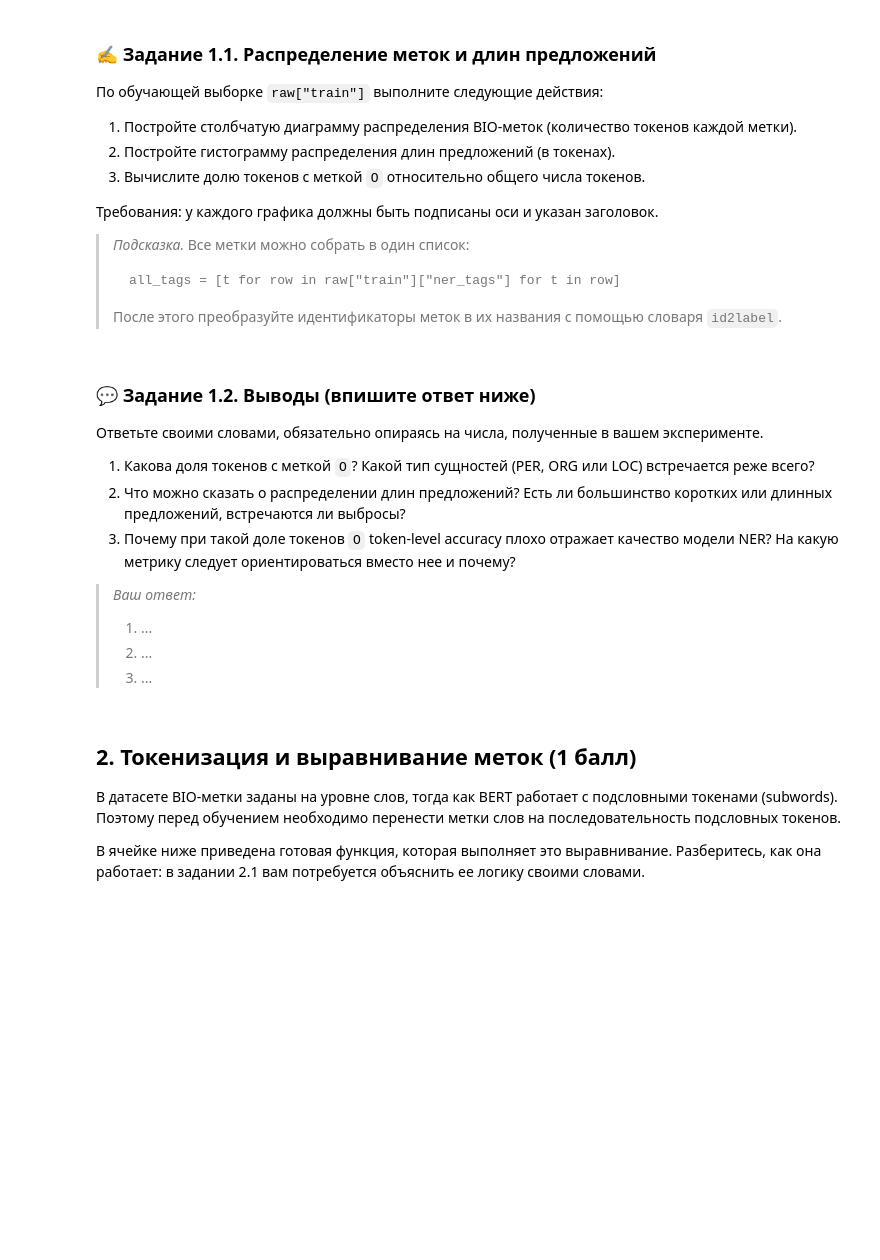
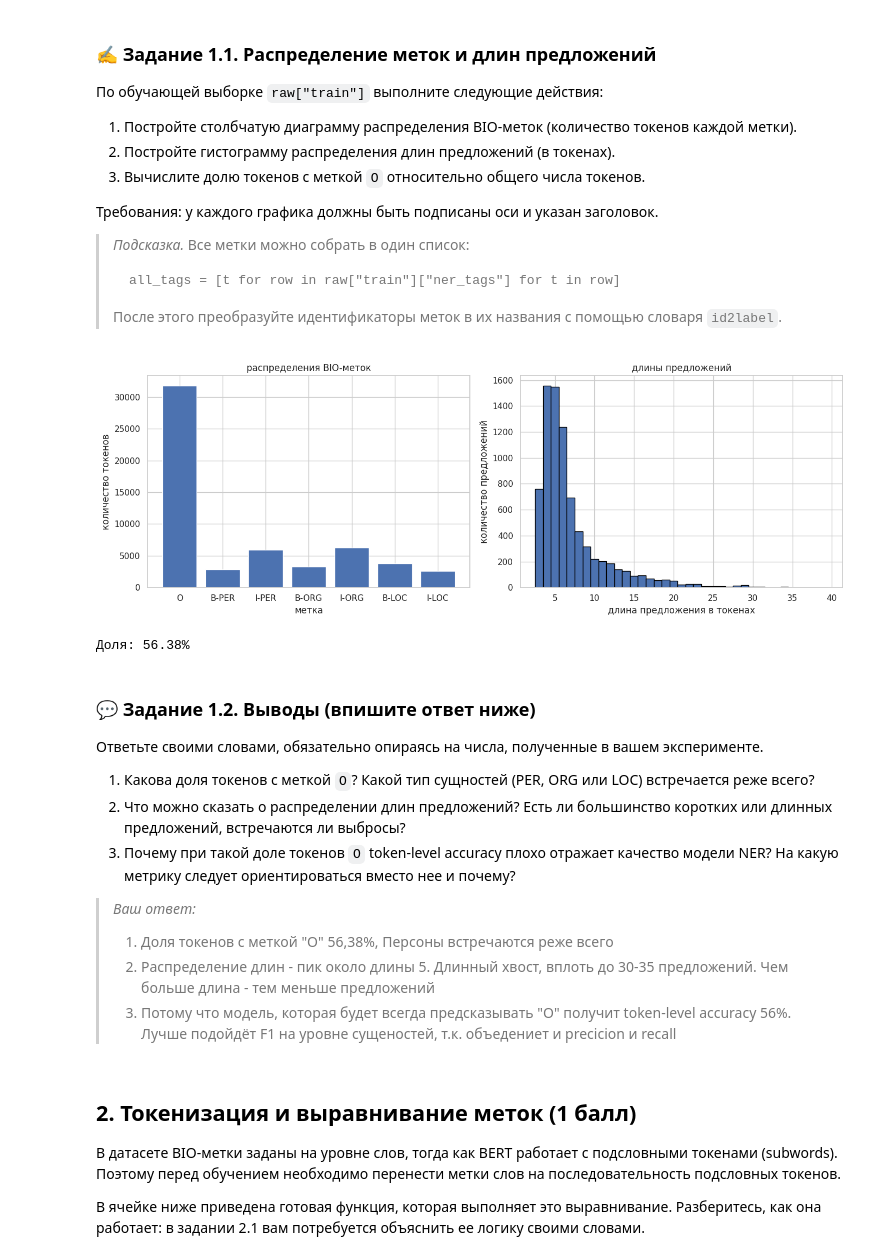
Before and after one commit to andrianvaganov/Natural_language_processing, a Jupyter notebook: ДЗ_3_ВагановАА.ipynb, the cells around one changed output. Saved outputs shown, nothing was run; the diff lists cells and outputs as text; code cells hidden in the pictures; blank space fills up the shorter version.

```diff
--- a/ДЗ_3_ВагановАА.ipynb
+++ b/ДЗ_3_ВагановАА.ipynb
@@ -112,3 +175,34 @@ for w, t in zip(example["tokens"], example["ner_tags"]):
+# %%
+# ✍️ ВАШ КОД (задание 1.1)
+# 1) bar plot распределения BIO-меток
+
+all_tags = [id2label[t] for row in raw["train"]["ner_tags"] for t in row]
+tag_counts = pd.Series(all_tags).value_counts().reindex(label_names, fill_value=0)
+sentence_lengths = [len(tokens) for tokens in raw["train"]["tokens"]]
+
+fig, axes = plt.subplots(1, 2, figsize=(14, 5))
+
+axes[0].bar(label_names, [tag_counts[label] for label in label_names])
+axes[0].set_xlabel("метка")
+axes[0].set_ylabel("количество токенов")
+axes[0].set_title("распределения BIO-меток")
+
+# 2) гистограмма длины предложений в токенах
+
+bins = np.arange(min(sentence_lengths) - 0.5, max(sentence_lengths) + 1.5, 1)
+axes[1].hist(sentence_lengths, bins=bins, edgecolor="black")
+axes[1].set_xlabel("длина предложения в токенах")
+axes[1].set_ylabel("количество предложений")
+axes[1].set_title("длины предложений")
+plt.tight_layout()
+plt.show()
+
+# 3) доля токенов с меткой "O"
+o_share = tag_counts["O"] / len(all_tags)
+print(f"Доля: {o_share:.2%}")
+# %% [output]
+[figure, added]
+Доля: 56.38%
 # %% [markdown]
 ### 💬 Задание 1.2. Выводы (впишите ответ ниже)
 
@@ -120,9 +214,9 @@ for w, t in zip(example["tokens"], example["ner_tags"]):
 
 > *Ваш ответ:*
 >
-> 1. ...
-> 2. ...
-> 3. ...
+> 1. Доля токенов с меткой "O" 56,38%, Персоны встречаются реже всего
+> 2. Распределение длин - пик около длины 5. Длинный хвост, вплоть до 30-35 предложений. Чем больше длина - тем меньше предложений
+> 3. Потому что модель, которая будет всегда предсказывать "O" получит token-level accuracy 56%. Лучше подойдёт F1 на уровне сущеностей, т.к. объедениет и precicion и recall
 # %% [markdown]
 ## 2. Токенизация и выравнивание меток (1 балл)
 
```
Also changed, not shown: parts of 17 cells of this notebook.
